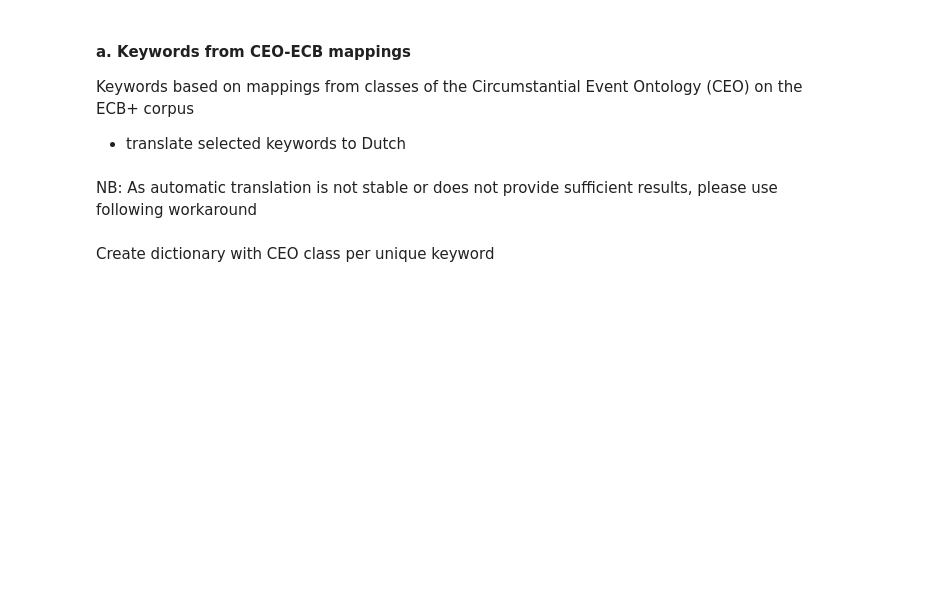
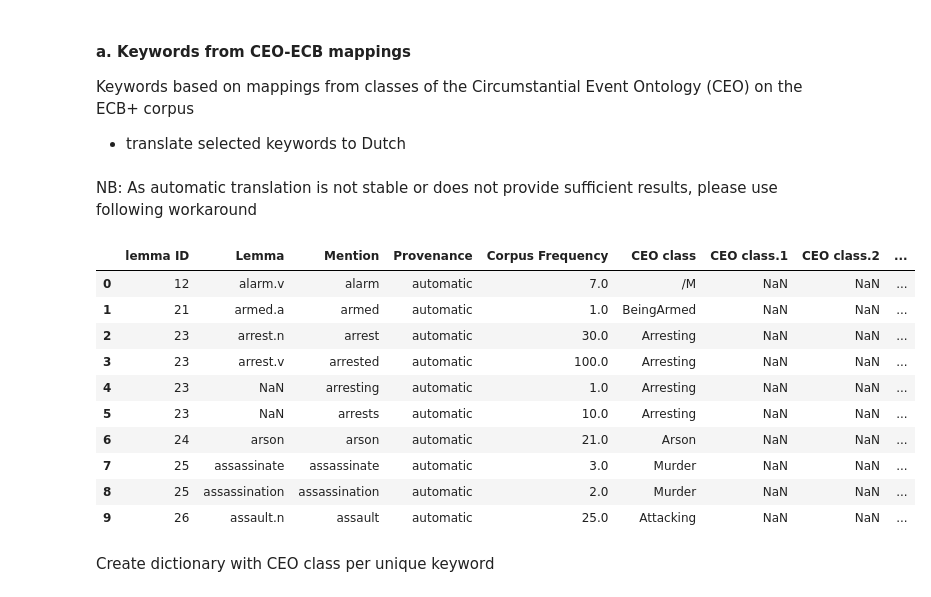
Before and after one commit to ADAH-EviDENce/baseline_search, a Jupyter notebook: notebooks/EviDENce_baseline_search_engine.ipynb, the cells around one changed output. Saved outputs shown, nothing was run; the diff lists cells and outputs as text; code cells hidden in the pictures; blank space fills up the shorter version.

```diff
--- a/notebooks/EviDENce_baseline_search_engine.ipynb
+++ b/notebooks/EviDENce_baseline_search_engine.ipynb
@@ -78,12 +88,25 @@ ceo_df['wordnet_lemma']=ceo_df.apply(lambda x:create_lemma(x['Mention']), axis=1
 # %% [markdown]
 NB: As automatic translation is not stable or does not provide sufficient results, please use following workaround
 # %%
-transl_file = "../data/Translated_lemmas.csv"
 transl_df = pd.read_csv(transl_file,sep=',',encoding = "ISO-8859-1")
 
 ceo_df['Dutch']= transl_df['Dutch']
 # Add quotes in case of multiple words to enable 'phrase queries'.
 ceo_df['Dutch']= ceo_df.apply(lambda x:quote_phrase(x['Dutch']), axis=1)
 ceo_list = list(ceo_df['Dutch'])
+
+ceo_df[0:10]
+# %% [output]
+|  | lemma ID | Lemma | Mention | Provenance | Corpus Frequency | CEO class | CEO class.1 | CEO class.2 | ... |
+| 0 | 12 | alarm.v | alarm | automatic | 7.0 | /M | NaN | NaN | ... |
+| 1 | 21 | armed.a | armed | automatic | 1.0 | BeingArmed | NaN | NaN | ... |
+| 2 | 23 | arrest.n | arrest | automatic | 30.0 | Arresting | NaN | NaN | ... |
+| 3 | 23 | arrest.v | arrested | automatic | 100.0 | Arresting | NaN | NaN | ... |
+| 4 | 23 | NaN | arresting | automatic | 1.0 | Arresting | NaN | NaN | ... |
+| 5 | 23 | NaN | arrests | automatic | 10.0 | Arresting | NaN | NaN | ... |
+| 6 | 24 | arson | arson | automatic | 21.0 | Arson | NaN | NaN | ... |
+| 7 | 25 | assassinate | assassinate | automatic | 3.0 | Murder | NaN | NaN | ... |
+| 8 | 25 | assassination | assassination | automatic | 2.0 | Murder | NaN | NaN | ... |
+| 9 | 26 | assault.n | assault | automatic | 25.0 | Attacking | NaN | NaN | ... |
 # %% [markdown]
 Create dictionary with CEO class per unique keyword
```
Also changed, not shown: parts of 33 cells of this notebook, 1 other file.
